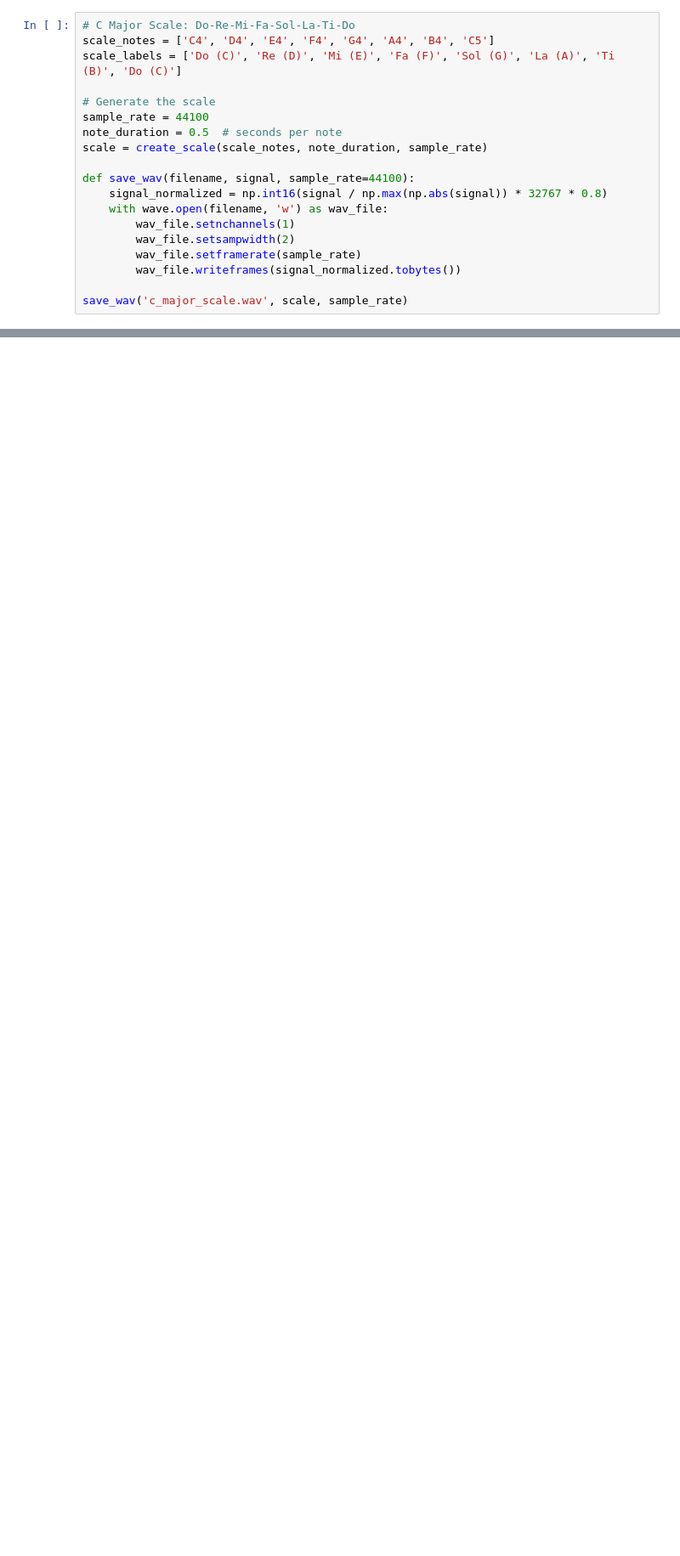
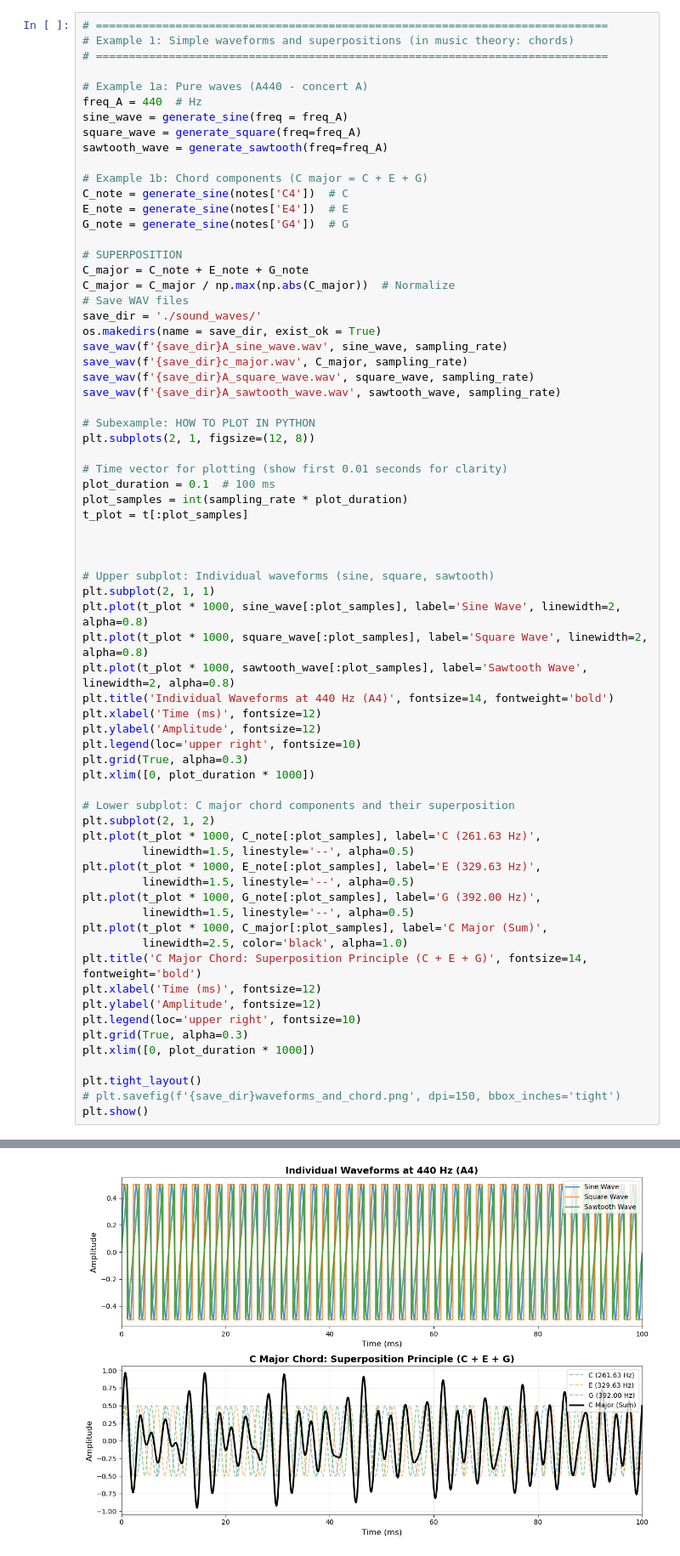
Before and after one commit to CesarAugusto14/signals_and_systems_spring_2026, a Jupyter notebook: intro_music.ipynb, the cells around one changed output, grey strips where cells are left out. Shown at 85% size. Saved outputs shown, nothing was run; the diff lists cells and outputs as text; blank space fills up the shorter version.

Commit message:
First Music visualization

```diff
--- a/intro_music.ipynb
+++ b/intro_music.ipynb
@@ -123,19 +225,70 @@ def create_scale(note_list, note_duration=0.5, sample_rate=44100):
 # %%
-# C Major Scale: Do-Re-Mi-Fa-Sol-La-Ti-Do
-scale_notes = ['C4', 'D4', 'E4', 'F4', 'G4', 'A4', 'B4', 'C5']
-scale_labels = ['Do (C)', 'Re (D)', 'Mi (E)', 'Fa (F)', 'Sol (G)', 'La (A)', 'Ti (B)', 'Do (C)']
+# =============================================================================
+# Example 1: Simple waveforms and superpositions (in music theory: chords)
+# =============================================================================
 
-# Generate the scale
-sample_rate = 44100
-note_duration = 0.5  # seconds per note
-scale = create_scale(scale_notes, note_duration, sample_rate)
+# Example 1a: Pure waves (A440 - concert A)
+freq_A = 440  # Hz
+sine_wave = generate_sine(freq = freq_A)
+square_wave = generate_square(freq=freq_A)
+sawtooth_wave = generate_sawtooth(freq=freq_A)
 
-def save_wav(filename, signal, sample_rate=44100):
-    signal_normalized = np.int16(signal / np.max(np.abs(signal)) * 32767 * 0.8)
-    with wave.open(filename, 'w') as wav_file:
-        wav_file.setnchannels(1)
-        wav_file.setsampwidth(2)
-        wav_file.setframerate(sample_rate)
-        wav_file.writeframes(signal_normalized.tobytes())
+# Example 1b: Chord components (C major = C + E + G)
+C_note = generate_sine(notes['C4'])  # C
+E_note = generate_sine(notes['E4'])  # E
+G_note = generate_sine(notes['G4'])  # G
 
-save_wav('c_major_scale.wav', scale, sample_rate)
+# SUPERPOSITION
+C_major = C_note + E_note + G_note
+C_major = C_major / np.max(np.abs(C_major))  # Normalize
+# Save WAV files
+save_dir = './sound_waves/'
+os.makedirs(name = save_dir, exist_ok = True)
+save_wav(f'{save_dir}A_sine_wave.wav', sine_wave, sampling_rate)
+save_wav(f'{save_dir}c_major.wav', C_major, sampling_rate)
+save_wav(f'{save_dir}A_square_wave.wav', square_wave, sampling_rate)
+save_wav(f'{save_dir}A_sawtooth_wave.wav', sawtooth_wave, sampling_rate)
+
+# Subexample: HOW TO PLOT IN PYTHON
+plt.subplots(2, 1, figsize=(12, 8))
+
+# Time vector for plotting (show first 0.01 seconds for clarity)
+plot_duration = 0.1  # 100 ms
+plot_samples = int(sampling_rate * plot_duration)
+t_plot = t[:plot_samples]
+
+
+
+# Upper subplot: Individual waveforms (sine, square, sawtooth)
+plt.subplot(2, 1, 1)
+plt.plot(t_plot * 1000, sine_wave[:plot_samples], label='Sine Wave', linewidth=2, alpha=0.8)
+plt.plot(t_plot * 1000, square_wave[:plot_samples], label='Square Wave', linewidth=2, alpha=0.8)
+plt.plot(t_plot * 1000, sawtooth_wave[:plot_samples], label='Sawtooth Wave', linewidth=2, alpha=0.8)
+plt.title('Individual Waveforms at 440 Hz (A4)', fontsize=14, fontweight='bold')
+plt.xlabel('Time (ms)', fontsize=12)
+plt.ylabel('Amplitude', fontsize=12)
+plt.legend(loc='upper right', fontsize=10)
+plt.grid(True, alpha=0.3)
+plt.xlim([0, plot_duration * 1000])
+
+# Lower subplot: C major chord components and their superposition
+plt.subplot(2, 1, 2)
+plt.plot(t_plot * 1000, C_note[:plot_samples], label='C (261.63 Hz)',
+         linewidth=1.5, linestyle='--', alpha=0.5)
+plt.plot(t_plot * 1000, E_note[:plot_samples], label='E (329.63 Hz)',
+         linewidth=1.5, linestyle='--', alpha=0.5)
+plt.plot(t_plot * 1000, G_note[:plot_samples], label='G (392.00 Hz)',
+         linewidth=1.5, linestyle='--', alpha=0.5)
+plt.plot(t_plot * 1000, C_major[:plot_samples], label='C Major (Sum)',
+         linewidth=2.5, color='black', alpha=1.0)
+plt.title('C Major Chord: Superposition Principle (C + E + G)', fontsize=14, fontweight='bold')
+plt.xlabel('Time (ms)', fontsize=12)
+plt.ylabel('Amplitude', fontsize=12)
+plt.legend(loc='upper right', fontsize=10)
+plt.grid(True, alpha=0.3)
+plt.xlim([0, plot_duration * 1000])
+
+plt.tight_layout()
+# plt.savefig(f'{save_dir}waveforms_and_chord.png', dpi=150, bbox_inches='tight')
+plt.show()
+# %% [output]
@@ -141,0 +299 @@ save_wav('c_major_scale.wav', scale, sample_rate)
+[figure, added]
```
Also changed, not shown: parts of 11 cells of this notebook, 1 other file.
